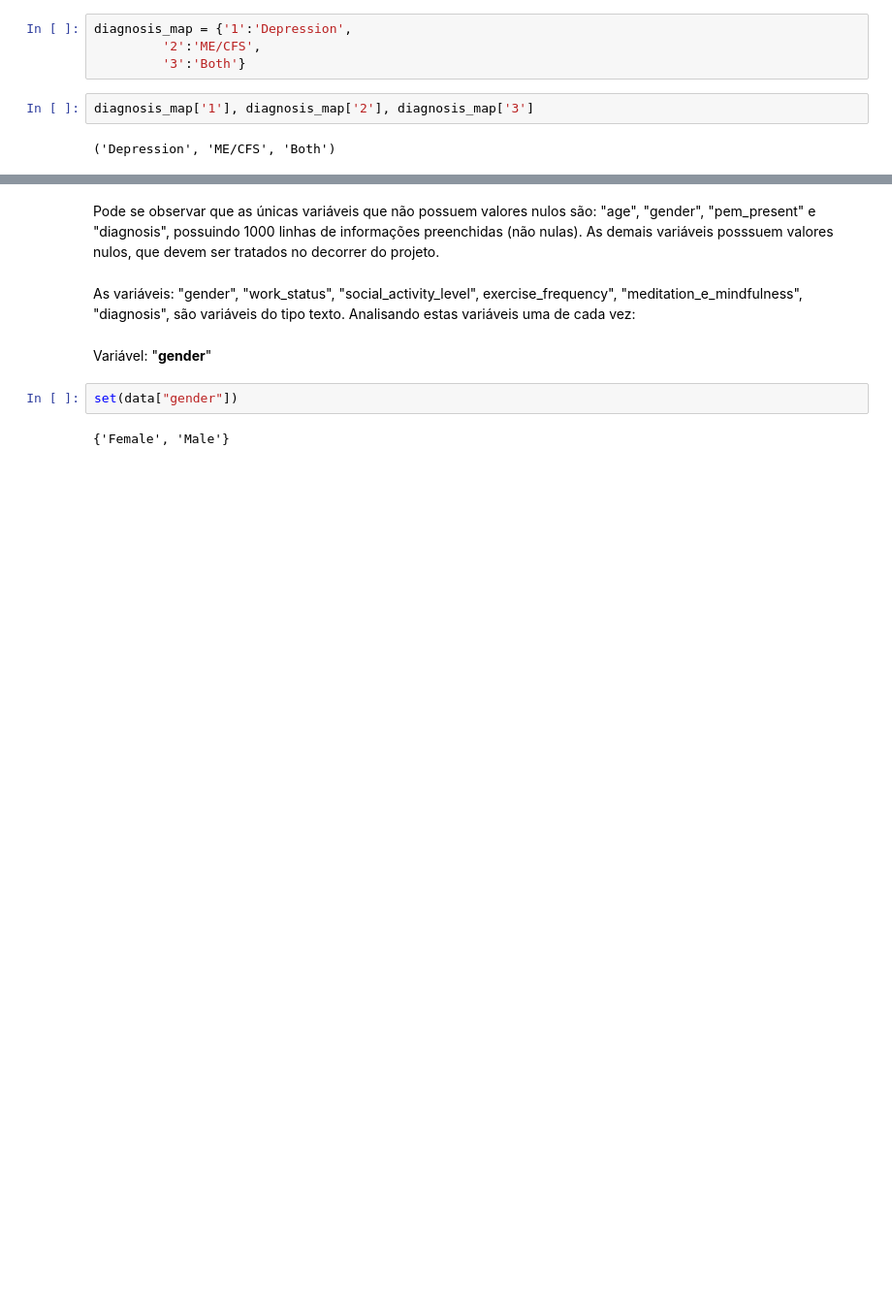
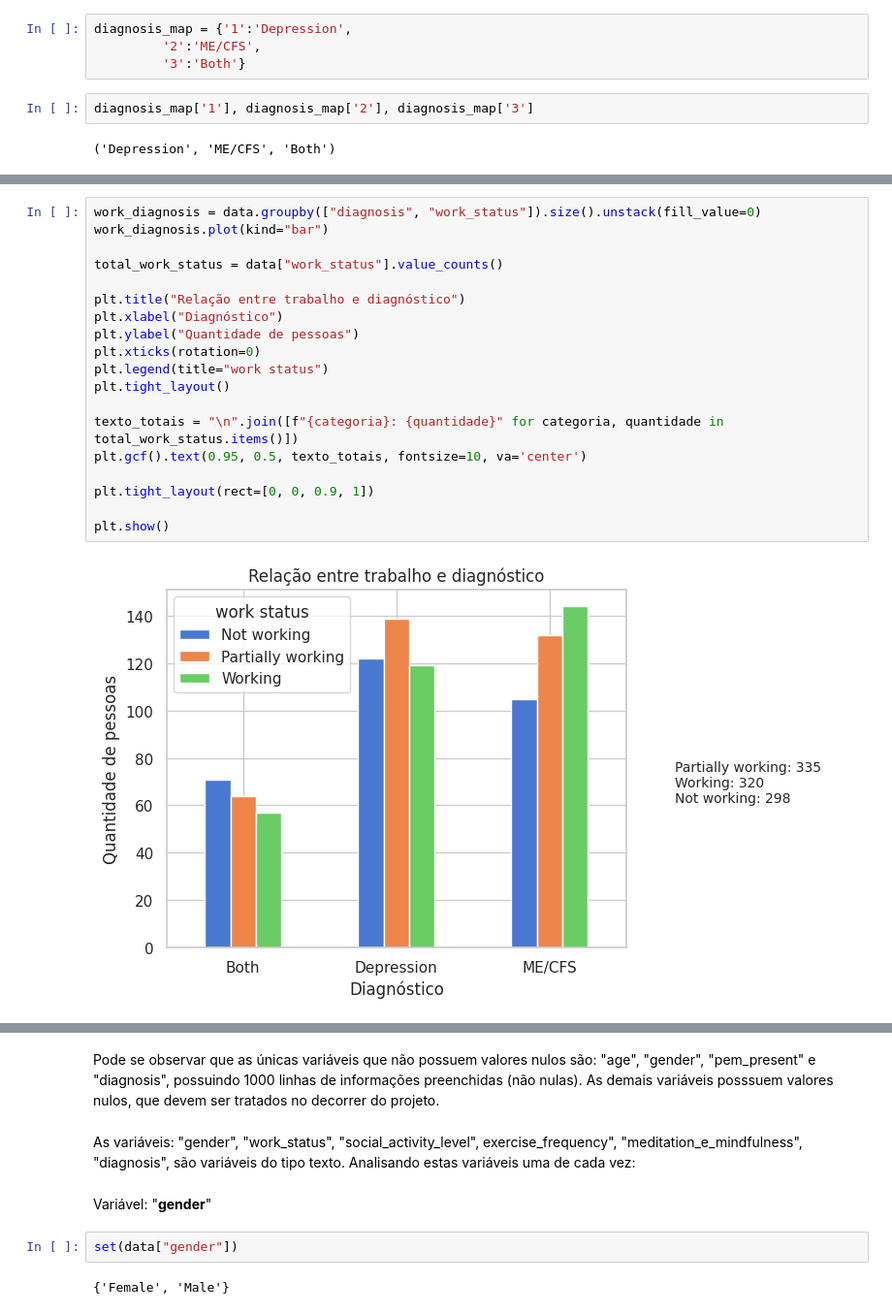
Before and after one commit to jessikamorais/FIAP, a Jupyter notebook: projeto_modulo1.ipynb, the cells around one changed output, grey strips where cells are left out. Shown at 97% size. Drawn from its saved outputs; the diff is of its cells as text; blank space fills up the shorter version.

```diff
--- a/projeto_modulo1.ipynb
+++ b/projeto_modulo1.ipynb
@@ -117,0 +110,21 @@ memory usage: 125.1+ KB
+# %%
+work_diagnosis = data.groupby(["diagnosis", "work_status"]).size().unstack(fill_value=0)
+work_diagnosis.plot(kind="bar")
+
+total_work_status = data["work_status"].value_counts()
+
+plt.title("Relação entre trabalho e diagnóstico")
+plt.xlabel("Diagnóstico")
+plt.ylabel("Quantidade de pessoas")
+plt.xticks(rotation=0)
+plt.legend(title="work status")
+plt.tight_layout()
+
+texto_totais = "\n".join([f"{categoria}: {quantidade}" for categoria, quantidade in total_work_status.items()])
+plt.gcf().text(0.95, 0.5, texto_totais, fontsize=10, va='center')
+
+plt.tight_layout(rect=[0, 0, 0.9, 1])
+
+plt.show()
+# %% [output]
+[figure, added]
```
Also changed, not shown: parts of 8 cells of this notebook.
